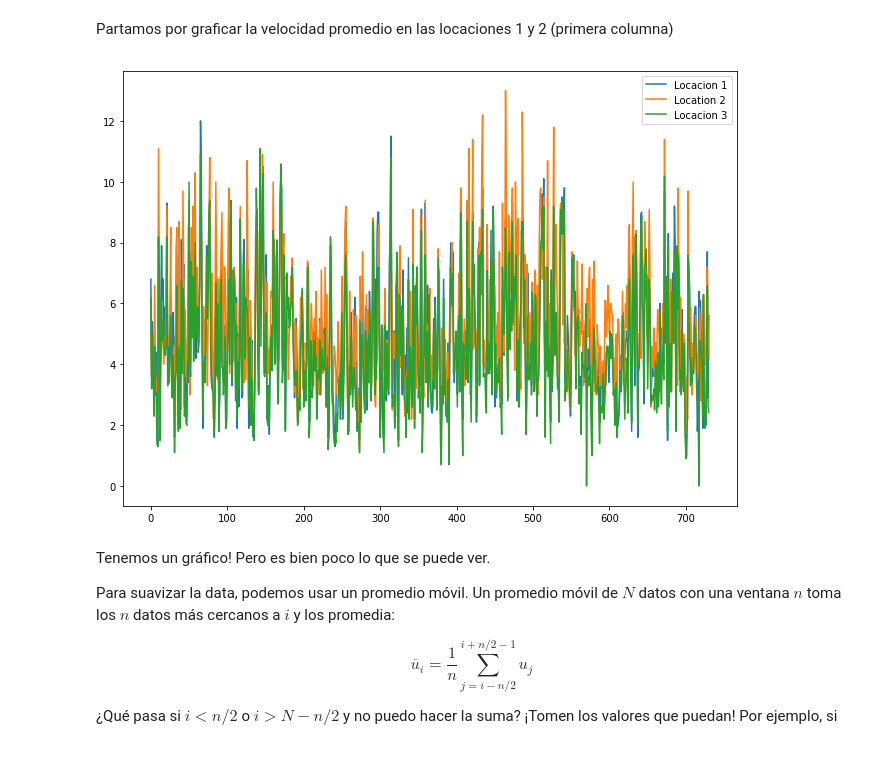
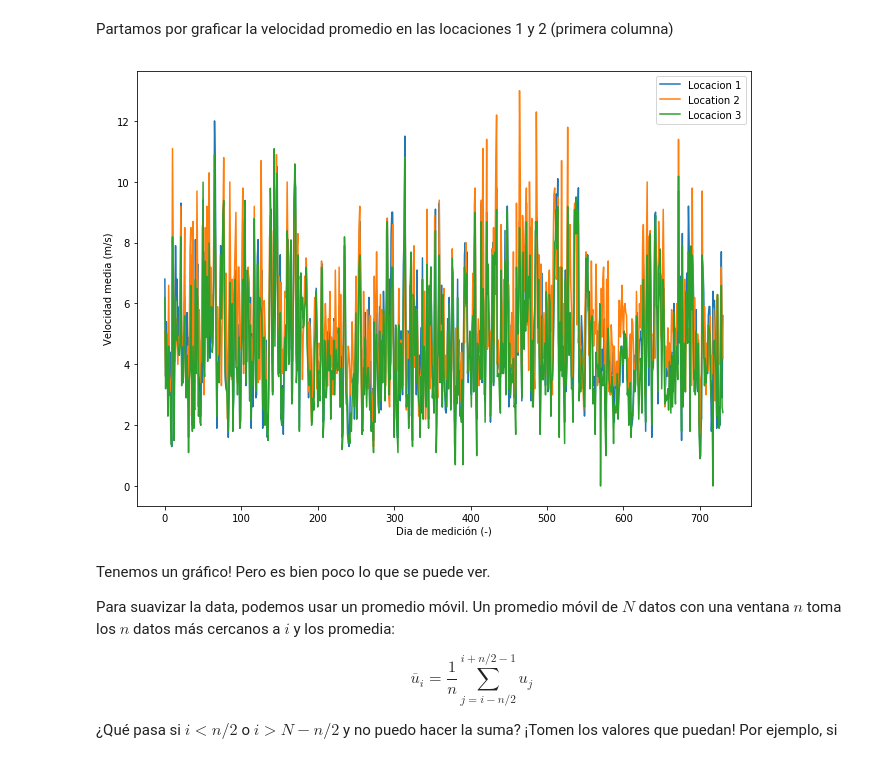
Before and after one commit to francotsf/Fundamentos-de-CFD, a Jupyter notebook: Lab_01/intro_python02.ipynb, the cells around one changed output. Drawn from its saved outputs; the diff is of its cells as text; code cells hidden in the pictures.

```diff
--- a/Lab_01/intro_python02.ipynb
+++ b/Lab_01/intro_python02.ipynb
@@ -151,11 +151,13 @@ Partamos por graficar la velocidad promedio en las locaciones 1 y 2 (primera col
 # %%
 plt.figure(figsize=(11,8))
 plt.plot(loc_1[:,0]);
 plt.plot(loc_2[:,0]);
 plt.plot(loc_3[:,0]);
 plt.legend(["Locacion 1","Location 2","Locacion 3"]);
+plt.xlabel("Dia de medición (-)");
+plt.ylabel("Velocidad media (m/s)");
 # %% [output]
-[figure, old version]
+[figure, new version]
 # %% [markdown]
 Tenemos un gráfico! Pero es bien poco lo que se puede ver.
 
```
Also changed, not shown: parts of 7 cells of this notebook.
